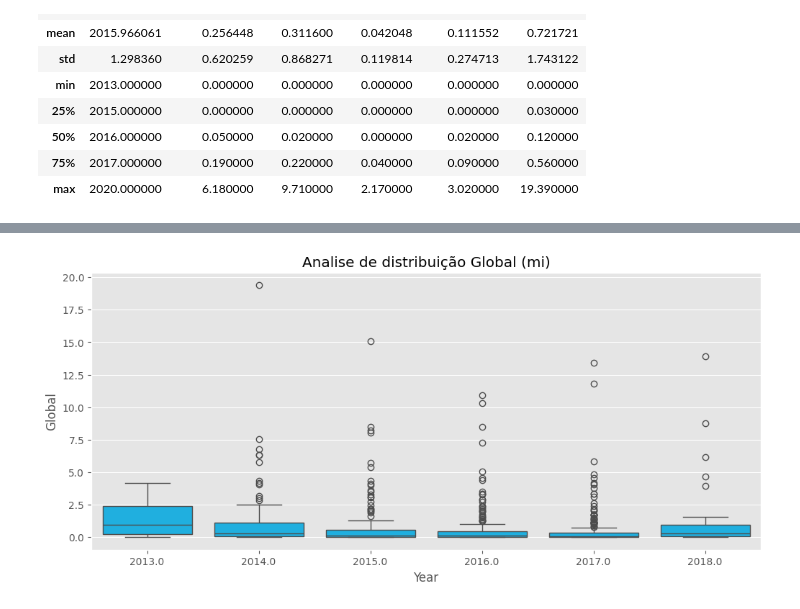
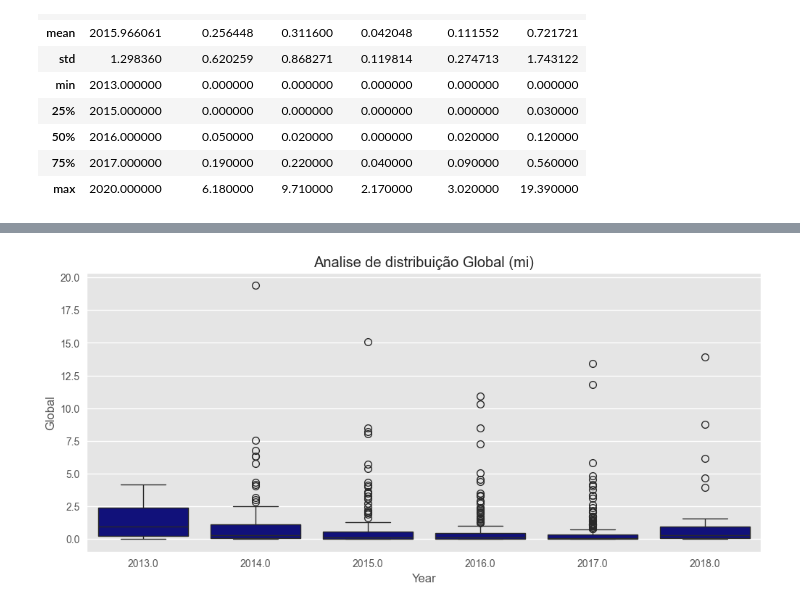
Before and after one commit to Gfirmino95/Analise-de-dados-vendas-de-video-game, a Jupyter notebook: Análise Mercado de Games.ipynb, the cells around one changed output, grey strips where cells are left out. Saved outputs shown, nothing was run; the diff lists cells and outputs as text; code cells hidden in the pictures.

```diff
--- a/Análise Mercado de Games.ipynb
+++ b/Análise Mercado de Games.ipynb
@@ -105,9 +106,9 @@ Analise
 # %%
 plt.figure(figsize=(12,5))
 plt.title('Analise de distribuição Global (mi)')
-sns.boxplot(data=df, x='Year', y='Global', color = '#00BFFF');
+sns.boxplot(data=df, x='Year', y='Global', color = '#00008B');
 # %% [output]
-[figure, old version]
+[figure, new version]
 # %%
 df.loc[df['Global'] >= 10]
 Analise
```
Also changed, not shown: parts of 13 cells of this notebook, 3 other files.
